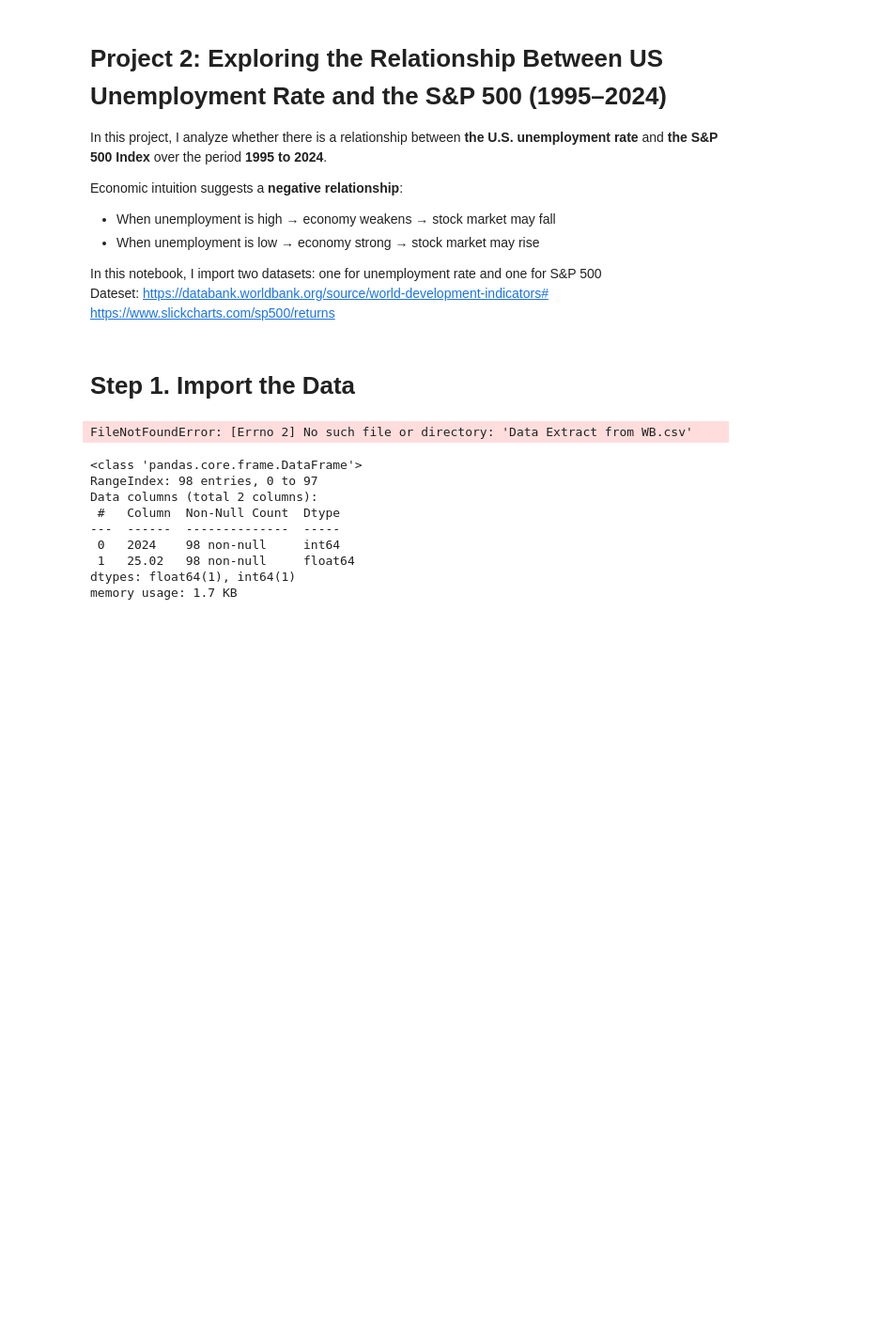
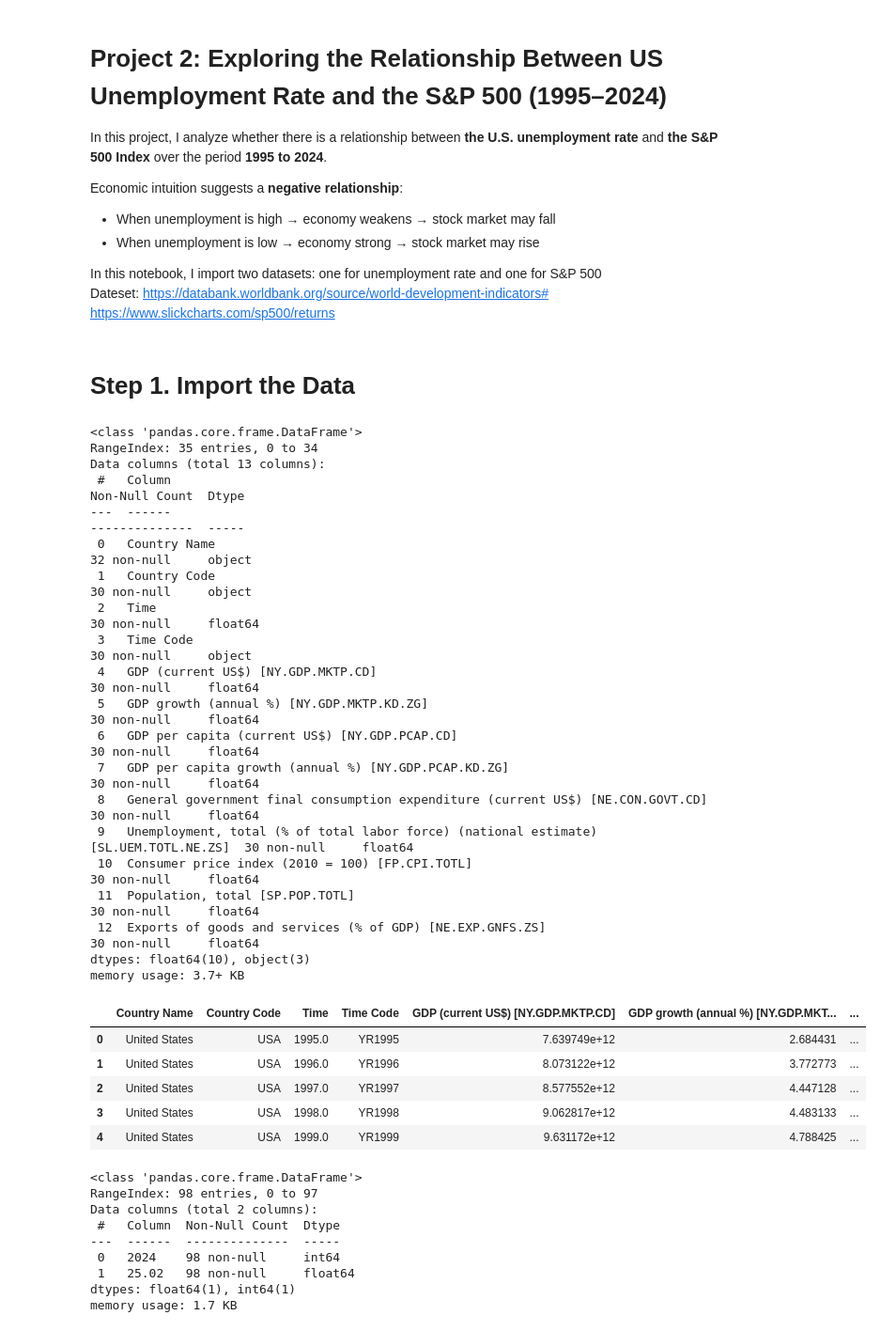
Before and after one commit to kkokko03259412-web/chenxi.github.io, a Jupyter notebook: project2.ipynb, the cells around one changed output. Shown at 94% size. Saved outputs shown, nothing was run; the diff lists cells and outputs as text; code cells hidden in the pictures; blank space fills up the shorter version.

```diff
--- a/project2.ipynb
+++ b/project2.ipynb
@@ -16,13 +16,39 @@ https://www.slickcharts.com/sp500/returns
 # %%
 import pandas as pd
 import plotly.express as px
 from IPython.display import HTML
+from IPython.display import Image, display
 
 # load unemployment data (World Bank extract)
-unemp = pd.read_csv("Data Extract from WB.csv")
+unemp = pd.read_csv("../Data Extract from WB.csv")
 unemp.info()
 unemp.head()
 # %% [output]
-FileNotFoundError: [Errno 2] No such file or directory: 'Data Extract from WB.csv'
+<class 'pandas.core.frame.DataFrame'>
+RangeIndex: 35 entries, 0 to 34
+Data columns (total 13 columns):
+ #   Column                                                                                Non-Null Count  Dtype
+---  ------                                                                                --------------  -----
+ 0   Country Name                                                                          32 non-null     object
+ 1   Country Code                                                                          30 non-null     object
+ 2   Time                                                                                  30 non-null     float64
+ 3   Time Code                                                                             30 non-null     object
+ 4   GDP (current US$) [NY.GDP.MKTP.CD]                                                    30 non-null     float64
+ 5   GDP growth (annual %) [NY.GDP.MKTP.KD.ZG]                                             30 non-null     float64
+ 6   GDP per capita (current US$) [NY.GDP.PCAP.CD]                                         30 non-null     float64
+ 7   GDP per capita growth (annual %) [NY.GDP.PCAP.KD.ZG]                                  30 non-null     float64
+ 8   General government final consumption expenditure (current US$) [NE.CON.GOVT.CD]       30 non-null     float64
+ 9   Unemployment, total (% of total labor force) (national estimate) [SL.UEM.TOTL.NE.ZS]  30 non-null     float64
+ 10  Consumer price index (2010 = 100) [FP.CPI.TOTL]                                       30 non-null     float64
+ 11  Population, total [SP.POP.TOTL]                                                       30 non-null     float64
+ 12  Exports of goods and services (% of GDP) [NE.EXP.GNFS.ZS]                             30 non-null     float64
+dtypes: float64(10), object(3)
+memory usage: 3.7+ KB
+|  | Country Name | Country Code | Time | Time Code | GDP (current US$) [NY.GDP.MKTP.CD] | GDP growth (annual %) [NY.GDP.MKT... | ... |
+| 0 | United States | USA | 1995.0 | YR1995 | 7.639749e+12 | 2.684431 | ... |
+| 1 | United States | USA | 1996.0 | YR1996 | 8.073122e+12 | 3.772773 | ... |
+| 2 | United States | USA | 1997.0 | YR1997 | 8.577552e+12 | 4.447128 | ... |
+| 3 | United States | USA | 1998.0 | YR1998 | 9.062817e+12 | 4.483133 | ... |
+| 4 | United States | USA | 1999.0 | YR1999 | 9.631172e+12 | 4.788425 | ... |
 # %%
 # load S&P 500 data
```
Also changed, not shown: parts of 4 cells of this notebook, 2 other files.
